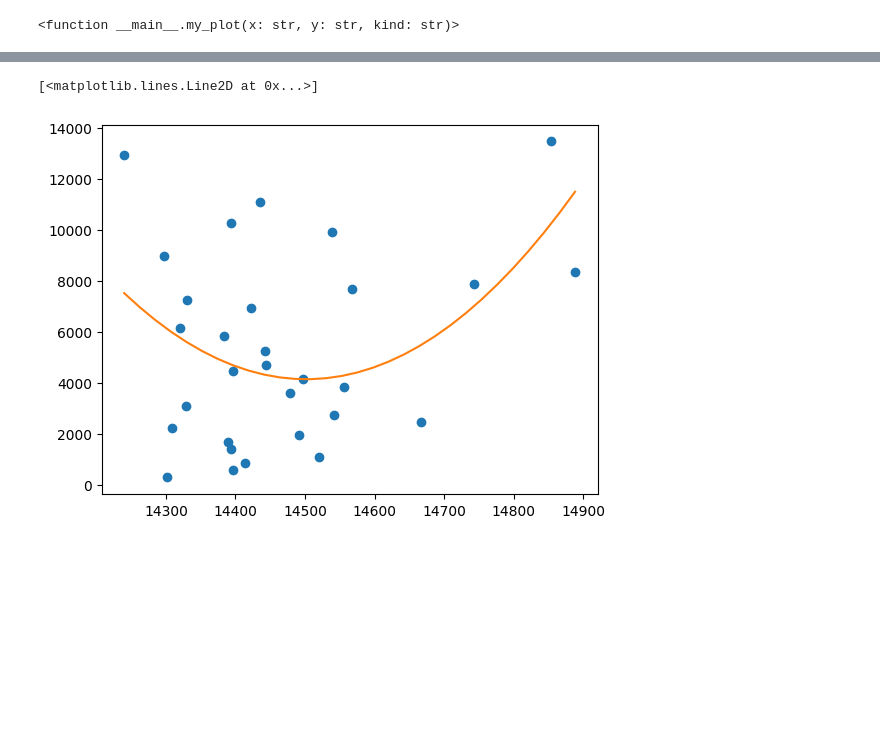
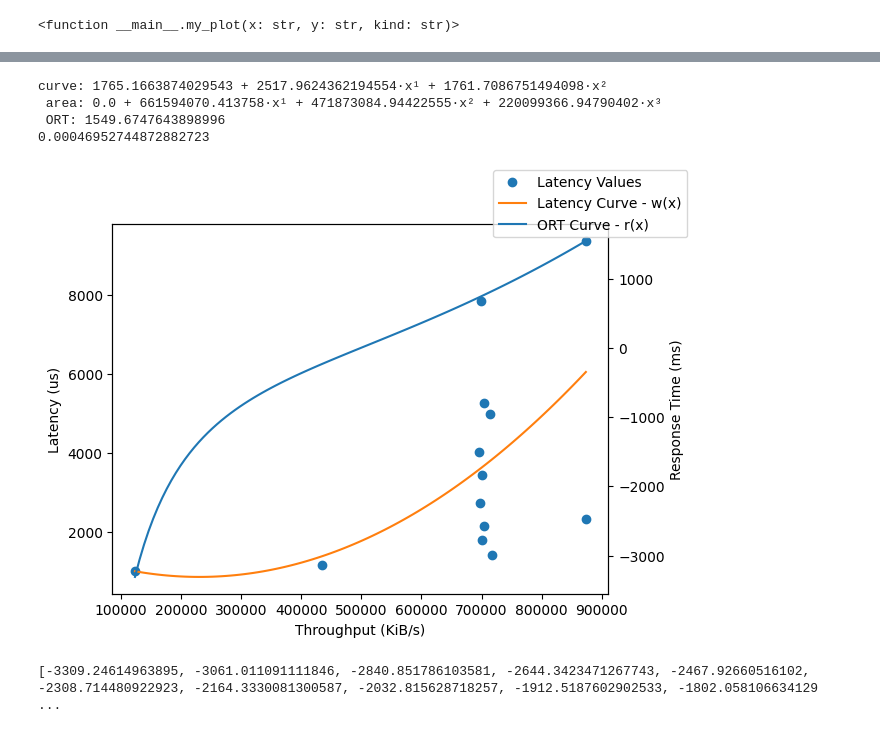
Before and after one commit to Cloud-Heroes-Forge/fio-parser, a Jupyter notebook: fio-optimizer.ipynb, the cells around one changed output, grey strips where cells are left out. Cells and saved outputs as stored; diff of their text form; code cells hidden in the pictures; blank space fills up the shorter version.

```diff
--- a/fio-optimizer.ipynb
+++ b/fio-optimizer.ipynb
@@ -313,8 +295,71 @@ print(df)
-# %%
-import matplotlib.pyplot as plt
-
-plt.plot(t, l, 'o')
-plt.plot(t_new, curve(t_new), '-')
-# %% [output]
-[<matplotlib.lines.Line2D at 0x...>]
-[figure, removed]
+# %%
+example_data = pd.read_csv('output/128k_rw/10/fio.csv')
+example_data.sort_values(by='io_depth', inplace=True)
+throughput = example_data.total_throughput
+latency = example_data.avg_latency
+latency_curve = np.polynomial.polynomial.Polynomial.fit(x=throughput, y=latency, deg=2, w=1/throughput) # w(x) in the paper
+area_under_latency_curve = latency_curve.integ()                                                        # a(x) in the paper
+x=0.72
+# response_time = area_under_latency_curve(x)                                                             # r(x) in the paper
+response_time = latency_curve(x)                                                             # r(x) in the paper
+ATP = x/response_time                                                                                # ATP(x) in the paper
+
+def overall_response_time(throughput: list, latency: list, x_val: int):
+    """
+    Calculate the overall response time for a given throughput and latency.
+    """
+    latency_curve = np.polynomial.polynomial.Polynomial.fit(x=throughput, y=latency, deg=2, w=1/throughput)     # w(x) in the paper
+    area_under_latency_curve = latency_curve.integ()                                                            # a(x) in the paper
+    response_time = area_under_latency_curve(x_val) / x_val                                                     # r(x) in the paper
+    return response_time
+
+def accelerated_throughput_power(x_val: int, riot: int):
+    return (x_val**(1+riot))
+
+ORT = overall_response_time(throughput, latency, throughput.max())
+# ATP = [overall_response_time(throughput, latency, x) for x in throughput]
+riot = 1 # alpha in the paper
+
+print(f'curve: {curve} \n area: {area} \n ORT: {ORT}')
+print(ATP)
+# %% [output]
+curve: 1765.1663874029543 + 2517.9624362194554·x¹ + 1761.7086751494098·x²
+ area: 0.0 + 661594070.413758·x¹ + 471873084.94422555·x² + 220099366.94790402·x³
+ ORT: 1549.6747643898996
+0.00046952744872882723
+# %%
+import matplotlib.pyplot as plt
+
+throughput_x_new = np.linspace(throughput.min(), throughput.max(), throughput.count())
+latency_mathed = latency_curve(throughput_x_new)
+
+
+# Find the value of latency_mathed at 73% of the way along the line
+point_idx = int(0.73 * len(latency_mathed))
+x_val = throughput_x_new[point_idx]
+y_val = latency_mathed[point_idx]
+
+throughput_vals = np.linspace(throughput.min(), throughput.max(), 100)
+response_time_vals = [overall_response_time(throughput, latency, x) for x in throughput_vals]
+
+# Plot the throughput/latency curve and the response time curve
+fig, ax1 = plt.subplots()
+
+ax1.plot(throughput, latency, 'o', label='Latency Values')
+ax1.plot(throughput_vals, latency_curve(throughput_vals), '-', label='Latency Curve - w(x)')
+ax1.set_xlabel('Throughput (KiB/s)')
+ax1.set_ylabel('Latency (us)')
+ax1.tick_params(axis='y')
+
+ax2 = ax1.twinx()
+
+ax2.plot(throughput_vals, response_time_vals, label='ORT Curve - r(x)')
+ax2.set_ylabel('Response Time (ms)')
+ax2.tick_params(axis='y')
+
+fig.legend(loc='upper right')
+plt.show()
+print(response_time_vals)
+# %% [output]
+[figure, added]
+[-3309.24614963895, -3061.011091111846, -2840.851786103581, -2644.3423471267743, -2467.92660516102, -2308.714480922923, -2164.3330081300587, -2032.815628718257, -1912.5187602902533, -1802.058106634129 ...
```
Also changed, not shown: parts of 1 cell of this notebook.
